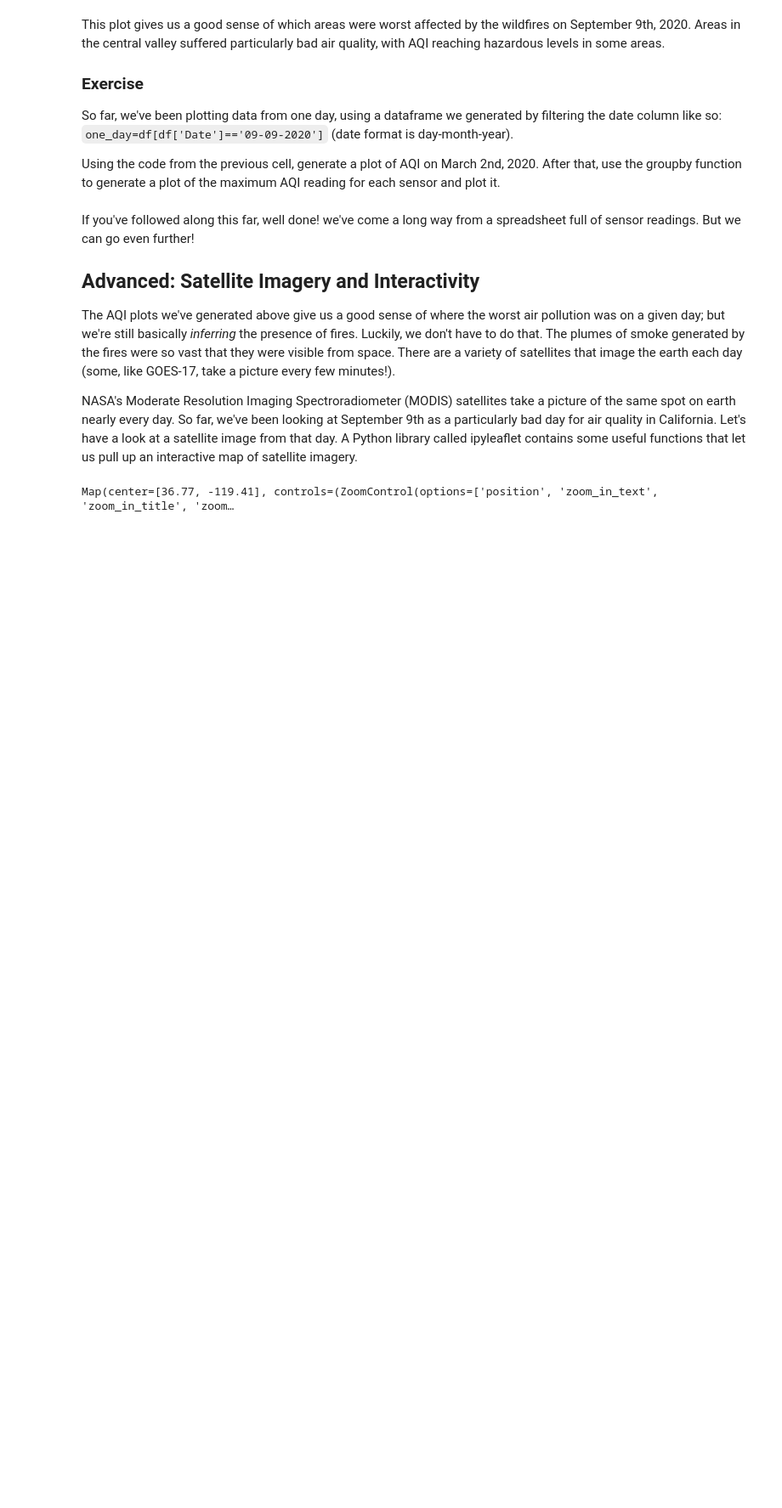
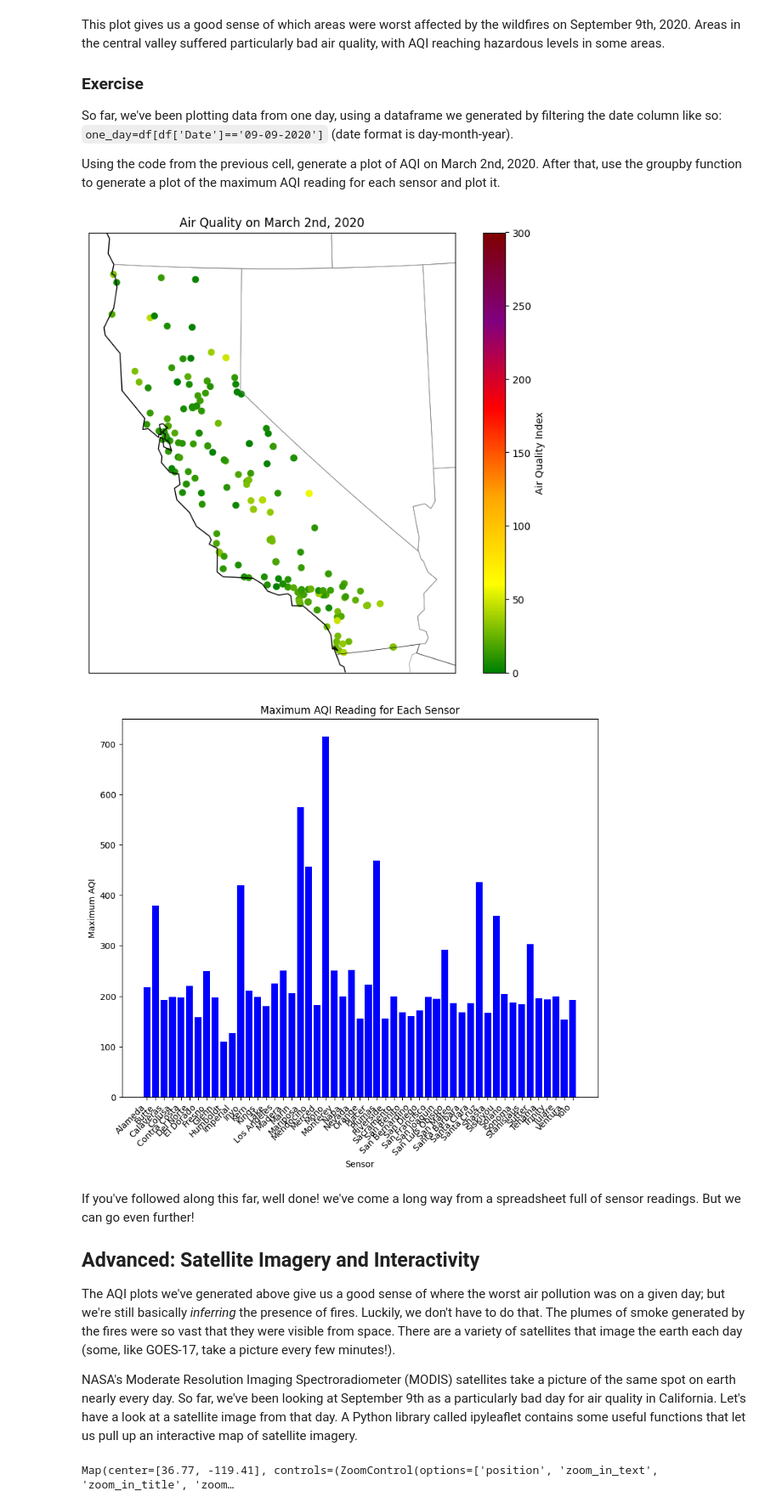
Before and after one commit to zixinsun2004/QM2, a Jupyter notebook: notebooks/W03. Spatial Data.ipynb, the cells around one changed output. Shown at 85% size. Drawn from its saved outputs; the diff is of its cells as text; code cells hidden in the pictures; blank space fills up the shorter version.

```diff
--- a/notebooks/W03. Spatial Data.ipynb
+++ b/notebooks/W03. Spatial Data.ipynb
@@ -376,6 +425,42 @@ This plot gives us a good sense of which areas were worst affected by the wildfi
 So far, we've been plotting data from one day, using a dataframe we generated by filtering the date column like so: `one_day=df[df['Date']=='09-09-2020']` (date format is day-month-year).
 
 Using the code from the previous cell, generate a plot of AQI on March 2nd, 2020. After that, use the groupby function to generate a plot of the maximum AQI reading for each sensor and plot it.
+# %%
+one_day = df[df['Date'] == '02-03-2020']
+
+map = Basemap(projection='lcc', resolution='l',
+            lat_0=37.5, lon_0=-119,
+            width=1E6, height=1.2E6)
+
+map.drawcoastlines(color='black')
+map.drawcountries(color='black')
+map.drawstates(color='gray')
+
+sc = map.scatter(
+    one_day['longitude'],
+    one_day['latitude'],
+    latlon=True,
+    c=one_day['AQI'],
+    cmap=aqi_colors,
+    vmin=0,
+    vmax=300)
+
+plt.title('Air Quality on March 2nd, 2020')
+plt.colorbar(sc, label='Air Quality Index')
+plt.show()
+
+
+max_aqi_by_sensor = df.groupby('COUNTY')['AQI'].max()
+
+plt.bar(max_aqi_by_sensor.index, max_aqi_by_sensor.values, color='blue')
+plt.title('Maximum AQI Reading for Each Sensor')
+plt.xlabel('Sensor')
+plt.ylabel('Maximum AQI')
+plt.xticks(rotation=45, ha='right')
+plt.show()
+# %% [output]
+[figure, added]
+[figure, added]
 # %% [markdown]
 If you've followed along this far, well done! we've come a long way from a spreadsheet full of sensor readings. But we can go even further!
 
```
Also changed, not shown: parts of 8 cells of this notebook.
